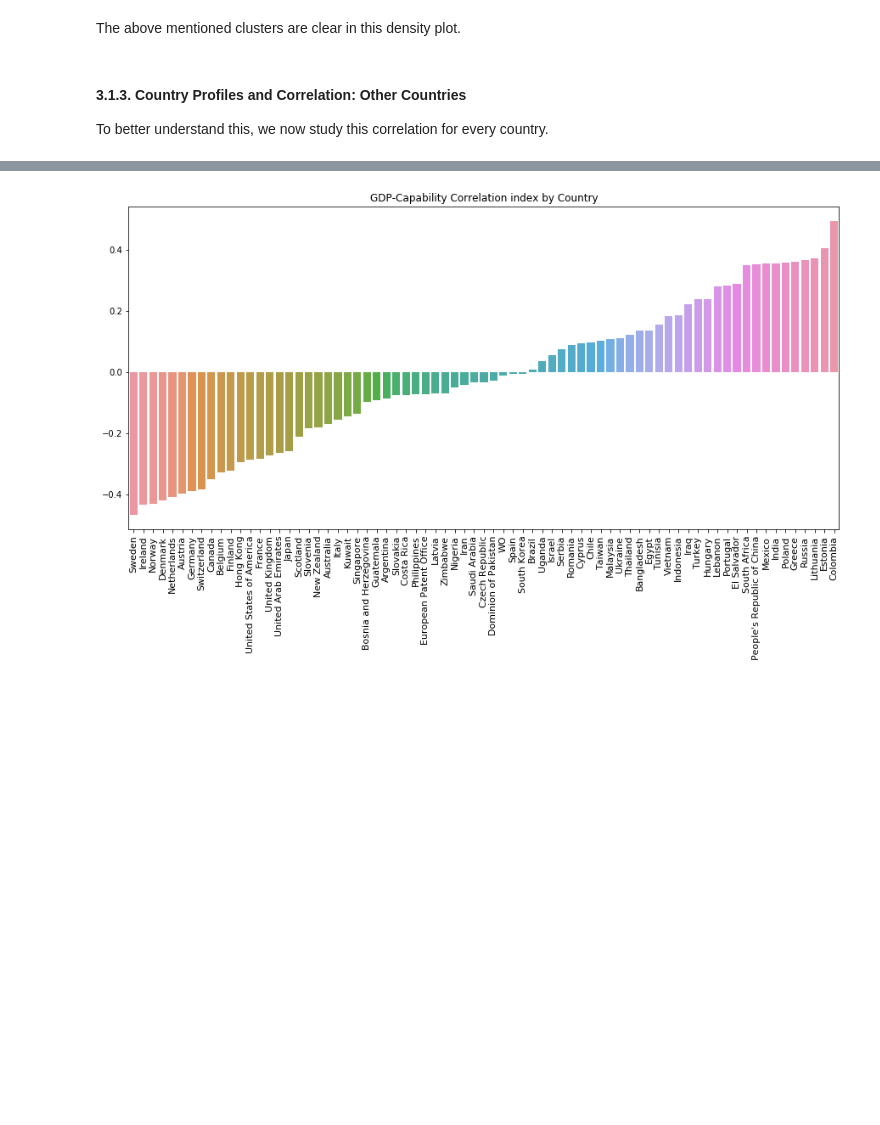
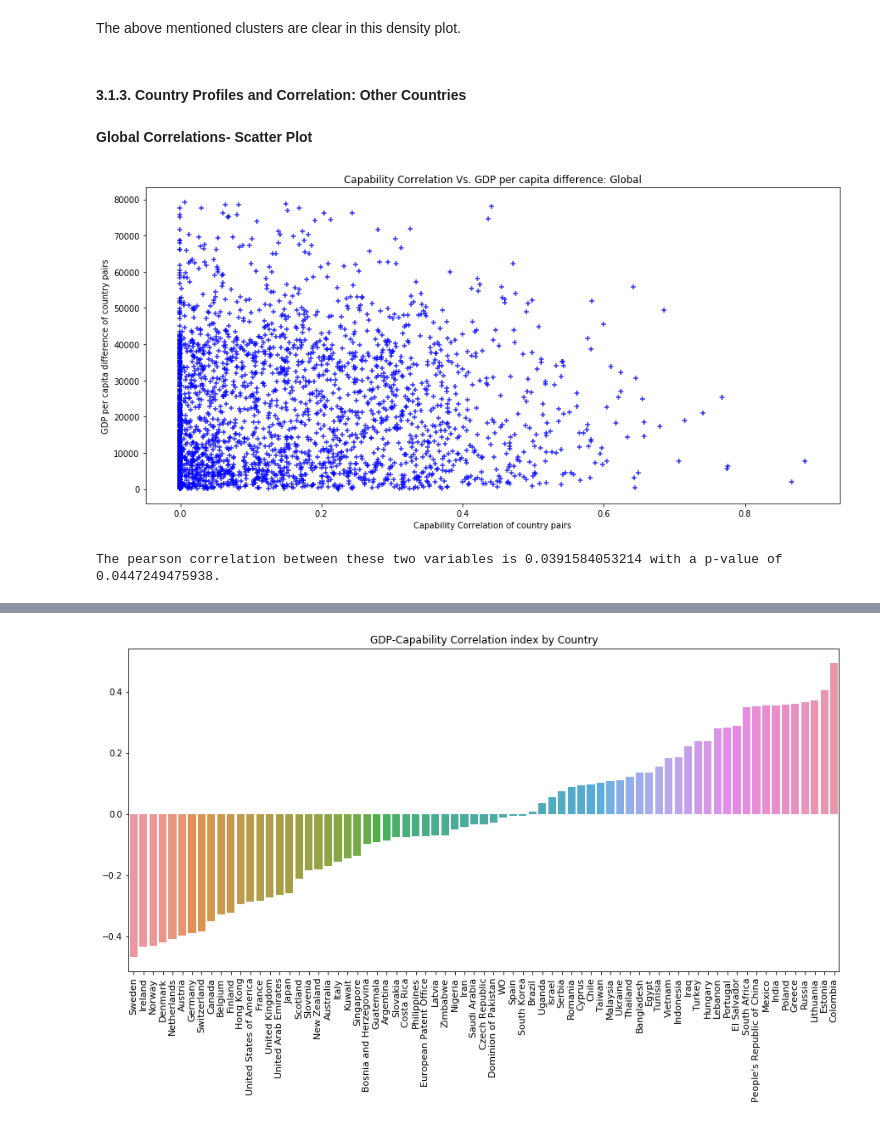
Before and after one commit to duarteocarmo/technological_capabilities, a Jupyter notebook: notebooks/2_1_Capability Correlations_Countries.ipynb, the cells around one changed output, grey strips where cells are left out. Drawn from its saved outputs; the diff is of its cells as text; code cells hidden in the pictures; blank space fills up the shorter version.

```diff
--- a/notebooks/2_1_Capability Correlations_Countries.ipynb
+++ b/notebooks/2_1_Capability Correlations_Countries.ipynb
@@ -635,3 +626,22 @@ def custom_flatten(matrix):
+# %%
+def custom_flatten(matrix):
+    rows = matrix.shape[0]
+    cols = matrix.shape[1]
+
+    finalList = []
+    columnDisplacement = 1
+    for rowNumber in range(rows):
+        listToAppend =  matrix[rowNumber, :][columnDisplacement::]
+        finalList.extend(listToAppend)
+
+        columnDisplacement += 1
+    return finalList
+
+# function test
+#a = np.array([[1,2,3, 4],[5,6, 7, 8],[9,10,11,12],[13,14,15,16]])
+#print a
+#b = custom_flatten(a)
+#print b
 # %% [markdown]
 After doing so, we determine two relevant statistics for the correlation study:
 # %%
@@ -727,5 +737,25 @@ plt.show()
 The above mentioned clusters are clear in this density plot.
 # %% [markdown]
 #### 3.1.3. Country Profiles and Correlation: Other Countries <a class="anchor" id="three-one-three"></a>
-
-To better understand this, we now study this correlation for every country.
+# %% [markdown]
+**Global Correlations- Scatter Plot**
+# %%
+# create global lists for gdps difference and
+globalGDP = np.asarray(custom_flatten(gdps))
+globalCapabilityCorrelation = np.asarray(custom_flatten(adapted_country_correlation))
+
+# scatter plot
+fig, ax1 = plt.subplots(figsize=(15,7))
+sns.regplot(globalCapabilityCorrelation, globalGDP,fit_reg=False, marker="+", color = 'b')
+plt.xlabel('Capability Correlation of country pairs')
+plt.ylabel('GDP per capita difference of country pairs')
+plt.title('Capability Correlation Vs. GDP per capita difference: Global')
+plt.show()
+
+# get correlation score
+correlation_score = stats.pearsonr(globalCapabilityCorrelation, globalGDP)
+
+print 'The pearson correlation between these two variables is {} with a p-value of {}.'.format(correlation_score[0], correlation_score[1])
+# %% [output]
+[figure, added]
+The pearson correlation between these two variables is 0.0391584053214 with a p-value of 0.0447249475938.
```
Also changed, not shown: parts of 22 cells of this notebook.
